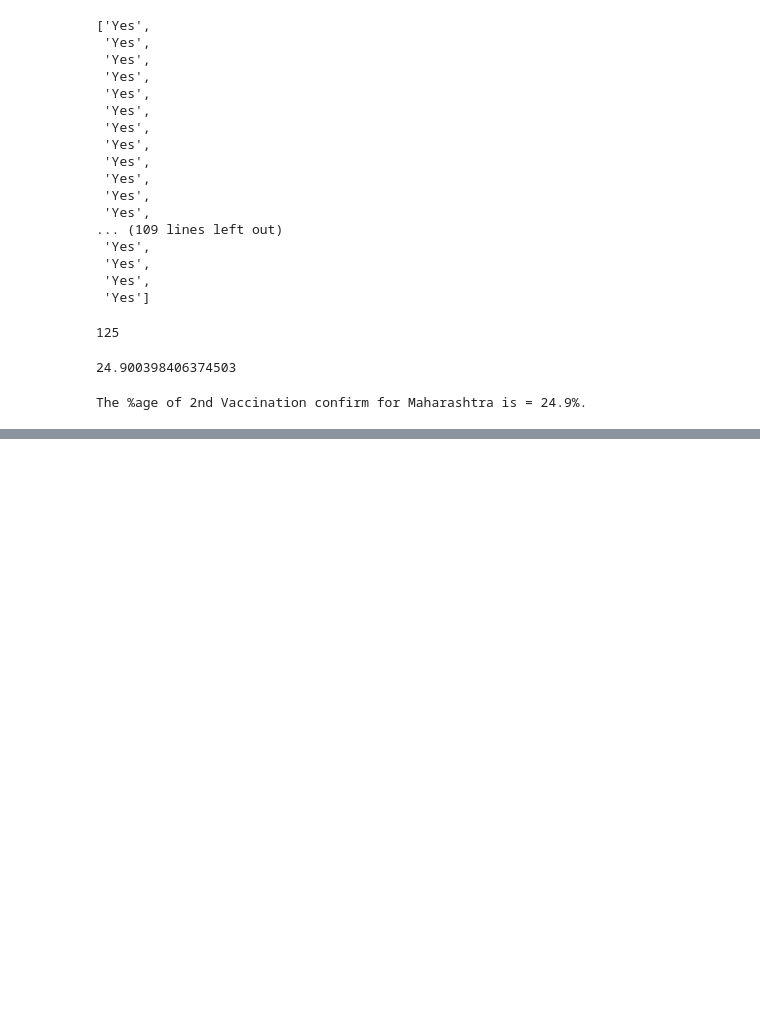
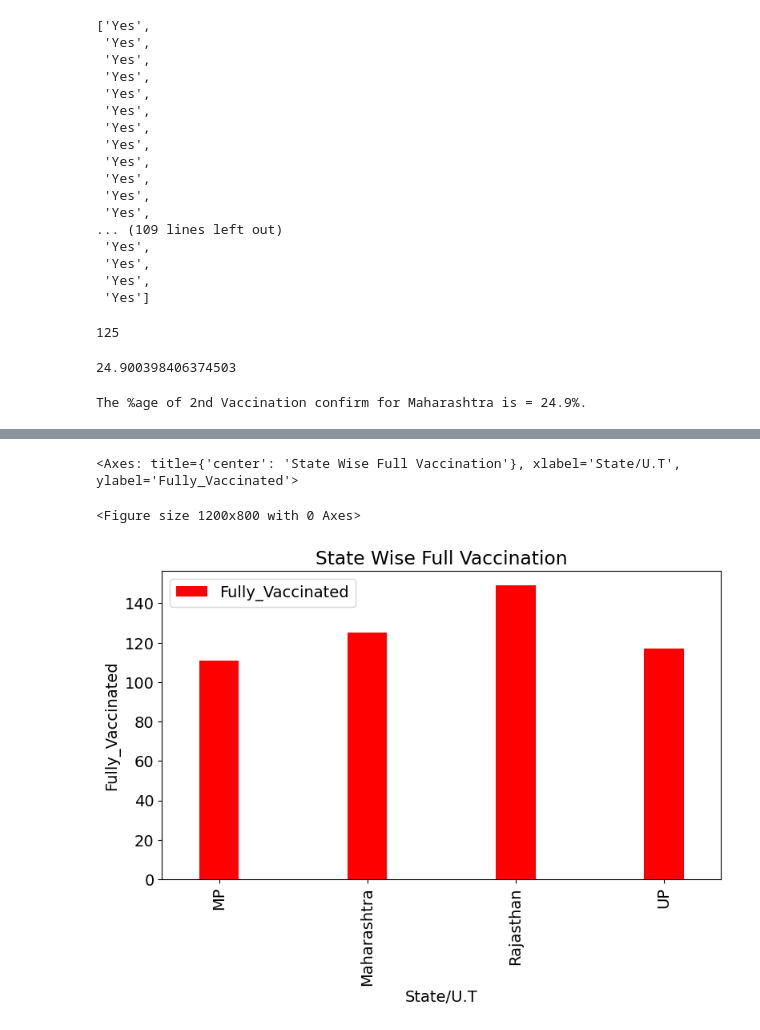
Before and after one commit to ajay-rathod-2001/Royal-Python, a Jupyter notebook: Project 2 COVID Vaccination Analysis (ML)/covid_analysis_states.ipynb, the cells around one changed output, grey strips where cells are left out. Drawn from its saved outputs; the diff is of its cells as text; code cells hidden in the pictures; blank space fills up the shorter version.

```diff
--- a/Project 2 COVID Vaccination Analysis (ML)/covid_analysis_states.ipynb
+++ b/Project 2 COVID Vaccination Analysis (ML)/covid_analysis_states.ipynb
@@ -246,3 +246,6 @@ msg = "The %age of 2nd Vaccination confirm for Maharashtra is = "+str(round(st_p
 print(msg)
 # %% [output]
 The %age of 2nd Vaccination confirm for Maharashtra is = 24.9%.
+# %%
+each_state_case = full_confirm_yes[full_confirm_yes["Fully_Vaccinated"]=="Yes"]
+each_state_case
@@ -248,0 +266,3 @@ The %age of 2nd Vaccination confirm for Maharashtra is = 24.9%.
+# %%
+state_wise = each_state_case.groupby("State/U.T").count()
+state_wise
@@ -248,0 +276,3 @@ The %age of 2nd Vaccination confirm for Maharashtra is = 24.9%.
+# %%
+st_full_yes = state_wise[["Fully_Vaccinated"]]
+st_full_yes
@@ -248,0 +289,4 @@ The %age of 2nd Vaccination confirm for Maharashtra is = 24.9%.
+# %%
+matplotlib.rcParams["font.size"]=14
+matplotlib.rcParams["figure.figsize"]=(9, 5)
+matplotlib.rcParams["figure.facecolor"]="#00000000"
@@ -248,0 +296,11 @@ The %age of 2nd Vaccination confirm for Maharashtra is = 24.9%.
+# %%
+plt.figure(figsize=(12,8))
+st_full_yes.plot(kind="bar",
+                 xlabel="State/U.T",
+                 ylabel="Fully_Vaccinated",
+                 color="red", width=.27,
+                 title="State Wise Full Vaccination")
+# %% [output]
+<Axes: title={'center': 'State Wise Full Vaccination'}, xlabel='State/U.T', ylabel='Fully_Vaccinated'>
+<Figure size 1200x800 with 0 Axes>
+[figure, added]
```
Also changed, not shown: parts of 25 cells of this notebook.
